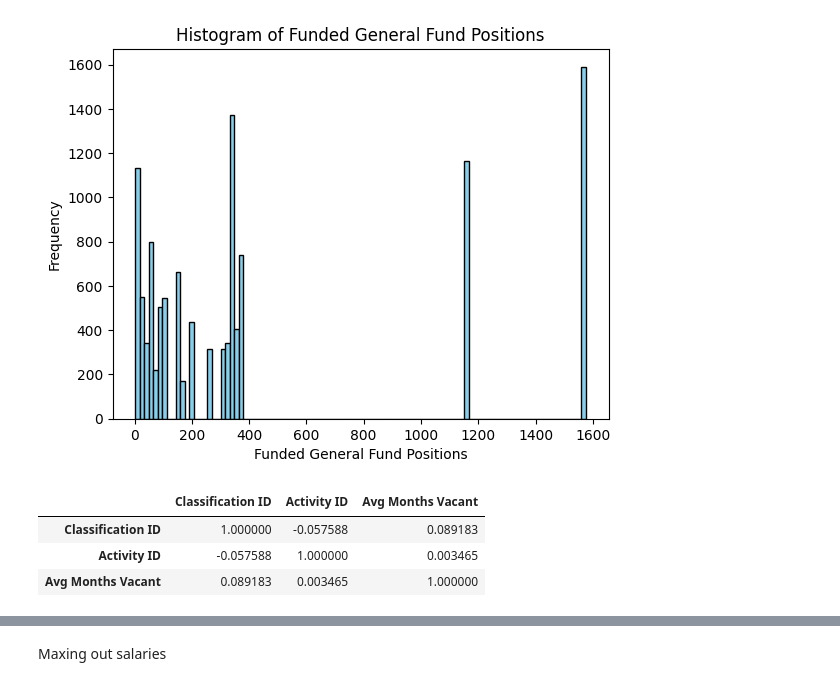
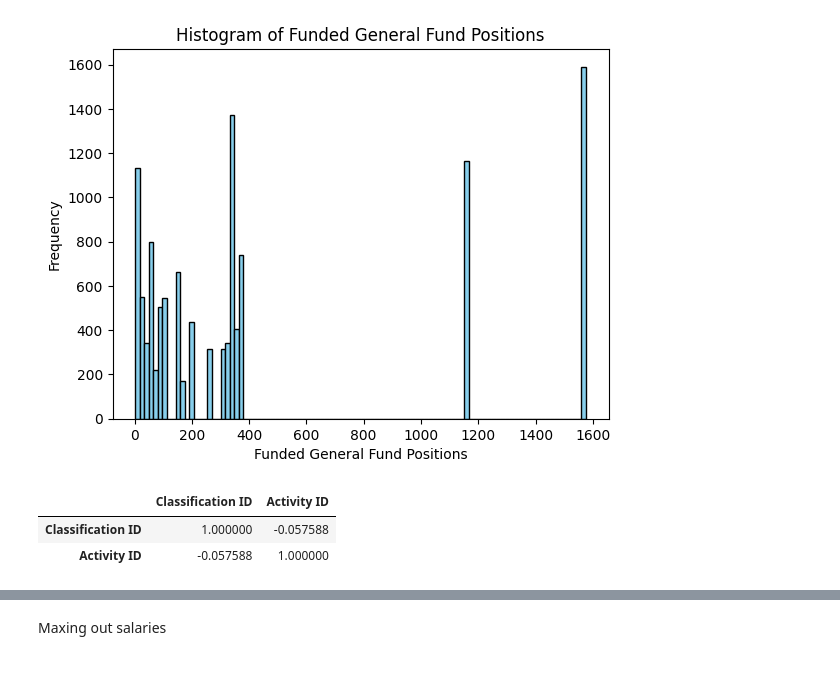
Before and after one commit to vennilaaa/Baltimore_Compensation_Model, a Jupyter notebook: Compensation_Model.ipynb, the cells around one changed output, grey strips where cells are left out. Cells and saved outputs as stored; diff of their text form; code cells hidden in the pictures.

```diff
--- a/Compensation_Model.ipynb
+++ b/Compensation_Model.ipynb
@@ -34,6 +34,7 @@ all_data.rename(columns=lambda x: x.replace('_x', ''), inplace=True)
 #Filtering out any positions that are not funded
 
 data = all_data[all_data["FY24 Adopted Status"] == "Funded"]
+data = data.drop(['Worker', 'Budgeted OPC', 'Actual Annual Rate', 'Status 2023-07-01', '2023-07-01 Vacant - OPC'], axis = 1)
 data.columns
 # %% [output]
 Index(['Position ID', 'FY24 Adopted Status', 'Workday Fund ID',
@@ -140,11 +139,10 @@ for i in range(len(continuous_variables)):
 [figure]
 # %%
 #checking for any strong correlations to brainstorm what to do for future analysis
-cleaned_data = data[["Classification ID", "Activity ID", "Budgeted Salary", "Budgeted OPC", "Total Budgeted Cost", "Position Grade", "Avg Months Vacant"]]
+cleaned_data = data[["Classification ID", "Activity ID", "Budgeted Salary", "Total Budgeted Cost", "Position Grade"]]
 correlation_matrix = cleaned_data .corr()
 correlation_matrix
 # %% [output]
-|  | Classification ID | Activity ID | Avg Months Vacant |
-| Classification ID | 1.000000 | -0.057588 | 0.089183 |
-| Activity ID | -0.057588 | 1.000000 | 0.003465 |
-| Avg Months Vacant | 0.089183 | 0.003465 | 1.000000 |
+|  | Classification ID | Activity ID |
+| Classification ID | 1.000000 | -0.057588 |
+| Activity ID | -0.057588 | 1.000000 |
```
Also changed, not shown: parts of 6 cells of this notebook.
